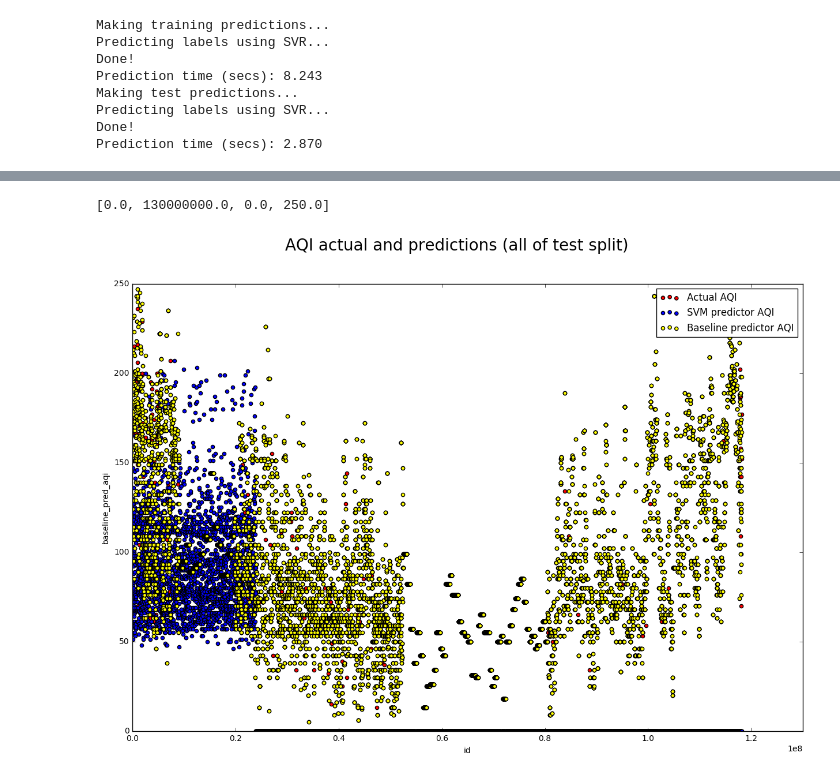
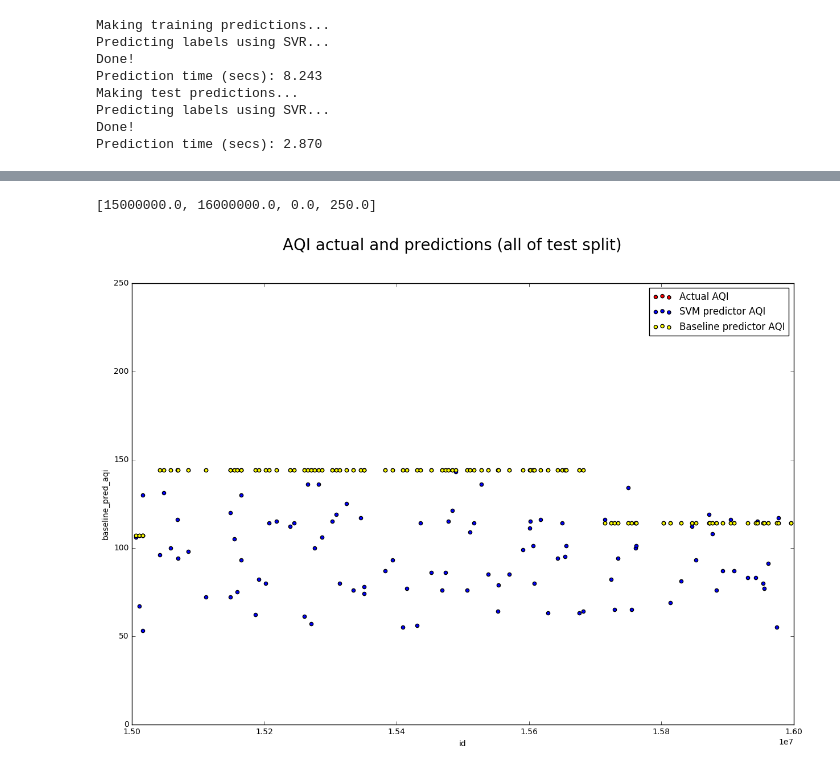
Before and after one commit to curiousest/predict-AQI, a Jupyter notebook: notebooks/data-exploring.ipynb, the cells around one changed output, grey strips where cells are left out. Drawn from its saved outputs; the diff is of its cells as text; code cells hidden in the pictures.

```diff
--- a/notebooks/data-exploring.ipynb
+++ b/notebooks/data-exploring.ipynb
@@ -190,15 +190,16 @@ print(test_results[1500:])
 # %%
 import matplotlib.pyplot as plt
 aqi_graph = test_results.plot.scatter(x='id', y='aqi', label="Actual AQI", color="Red")
 test_results.plot.scatter(x='id', y='pred_aqi', label="SVM predictor AQI", ax=aqi_graph, color="Blue")
 test_results.plot.scatter(x='id', y='baseline_pred_aqi', label="Baseline predictor AQI", ax=aqi_graph, color="Yellow")
 fig = aqi_graph.figure
 fig.set_size_inches((15, 10), forward=True)
 fig.suptitle("AQI actual and predictions (all of test split)", fontsize=20)
-aqi_graph.axis([0.0, 130000000.0, 0.0, 250.0])
+#aqi_graph.axis([0.0, 130000000.0, 0.0, 250.0])
+aqi_graph.axis([15000000.0, 16000000.0, 0.0, 250.0])
 # %% [output]
-[0.0, 130000000.0, 0.0, 250.0]
+[15000000.0, 16000000.0, 0.0, 250.0]
-[figure, old version]
+[figure, new version]
 # %%
 aqi_graph = test_results.plot(x='id', y='aqi', label="Actual AQI", color="Red")
 test_results.plot(x='id', y='pred_aqi', label="SVM predictor AQI", ax=aqi_graph, color="Blue")
```
Also changed, not shown: parts of 4 cells of this notebook, 2 other files.
